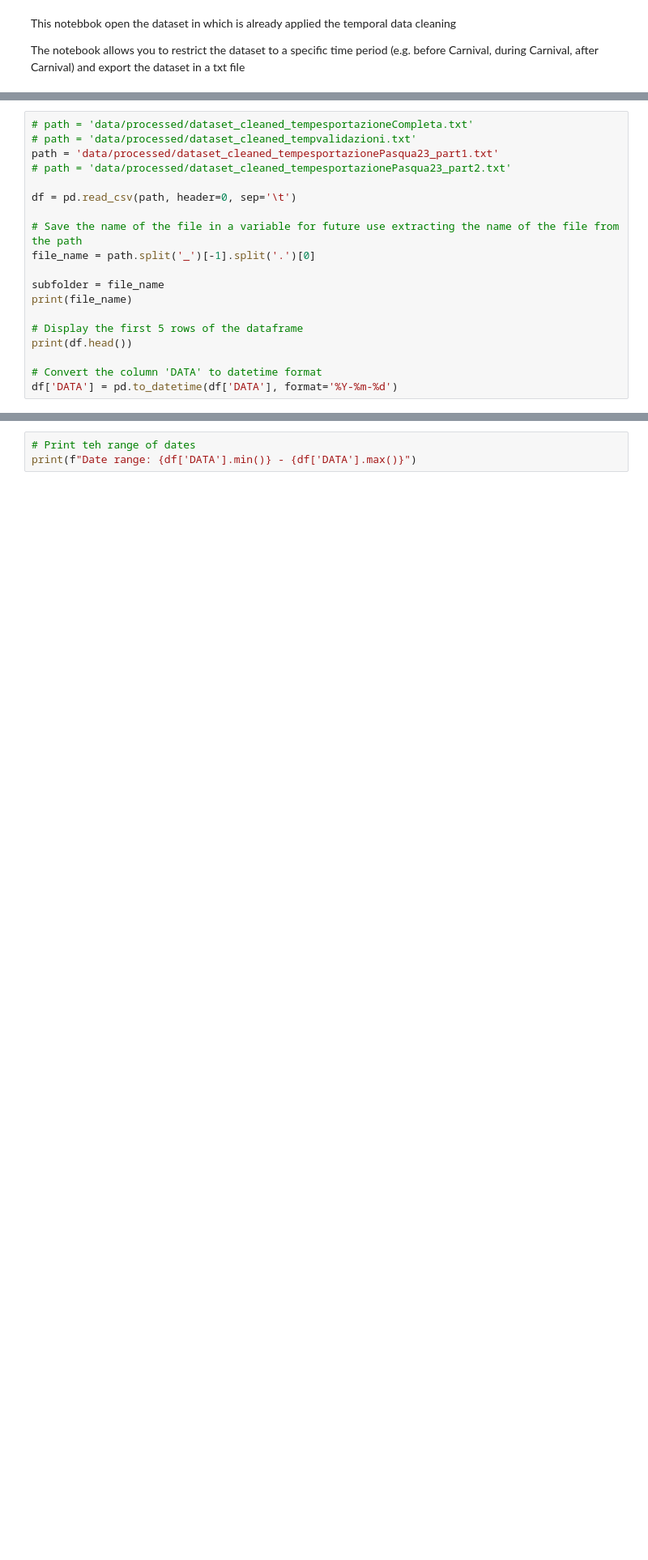
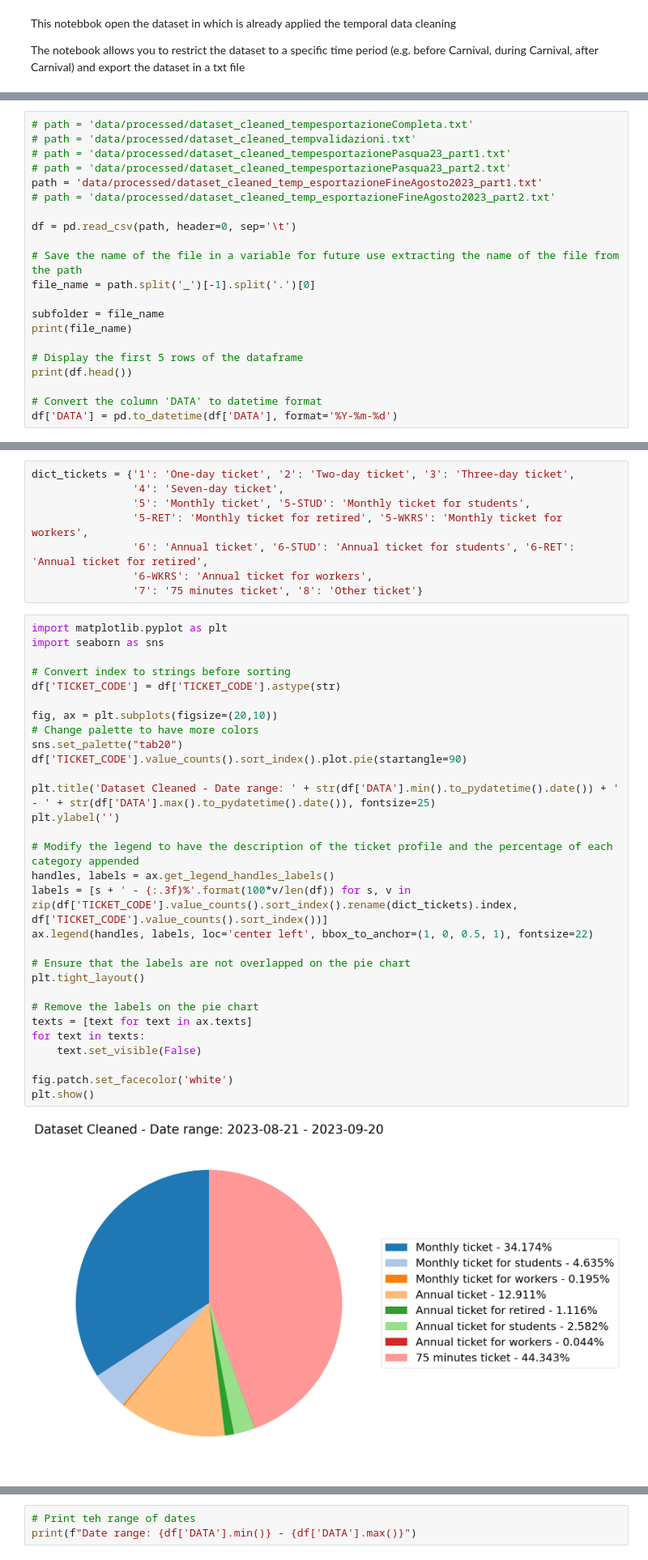
Before and after one commit to matteograzioso1/Tirocinio-Progetto-MASTER, a Jupyter notebook: Notebook 3 AUX GTFS.ipynb, the cells around one changed output, grey strips where cells are left out. Shown at 81% size. Drawn from its saved outputs; the diff is of its cells as text; blank space fills up the shorter version.

```diff
--- a/Notebook 3 AUX GTFS.ipynb
+++ b/Notebook 3 AUX GTFS.ipynb
@@ -67,8 +67,10 @@ def restrict_dataset_to_period(df, start_date, end_date):
 # %%
 # path = 'data/processed/dataset_cleaned_tempesportazioneCompleta.txt'
 # path = 'data/processed/dataset_cleaned_tempvalidazioni.txt'
-path = 'data/processed/dataset_cleaned_tempesportazionePasqua23_part1.txt'
+# path = 'data/processed/dataset_cleaned_tempesportazionePasqua23_part1.txt'
 # path = 'data/processed/dataset_cleaned_tempesportazionePasqua23_part2.txt'
+path = 'data/processed/dataset_cleaned_temp_esportazioneFineAgosto2023_part1.txt'
+# path = 'data/processed/dataset_cleaned_temp_esportazioneFineAgosto2023_part2.txt'
 
 df = pd.read_csv(path, header=0, sep='\t')
 
@@ -85,0 +123,40 @@ df['DATA'] = pd.to_datetime(df['DATA'], format='%Y-%m-%d')
+# %%
+dict_tickets = {'1': 'One-day ticket', '2': 'Two-day ticket', '3': 'Three-day ticket',
+                '4': 'Seven-day ticket',
+                '5': 'Monthly ticket', '5-STUD': 'Monthly ticket for students',
+                '5-RET': 'Monthly ticket for retired', '5-WKRS': 'Monthly ticket for workers',
+                '6': 'Annual ticket', '6-STUD': 'Annual ticket for students', '6-RET': 'Annual ticket for retired',
+                '6-WKRS': 'Annual ticket for workers',
+                '7': '75 minutes ticket', '8': 'Other ticket'}
+# %%
+import matplotlib.pyplot as plt
+import seaborn as sns
+
+# Convert index to strings before sorting
+df['TICKET_CODE'] = df['TICKET_CODE'].astype(str)
+
+fig, ax = plt.subplots(figsize=(20,10))
+# Change palette to have more colors
+sns.set_palette("tab20")
+df['TICKET_CODE'].value_counts().sort_index().plot.pie(startangle=90)
+
+plt.title('Dataset Cleaned - Date range: ' + str(df['DATA'].min().to_pydatetime().date()) + ' - ' + str(df['DATA'].max().to_pydatetime().date()), fontsize=25)
+plt.ylabel('')
+
+# Modify the legend to have the description of the ticket profile and the percentage of each category appended
+handles, labels = ax.get_legend_handles_labels()
+labels = [s + ' - {:.3f}%'.format(100*v/len(df)) for s, v in zip(df['TICKET_CODE'].value_counts().sort_index().rename(dict_tickets).index, df['TICKET_CODE'].value_counts().sort_index())]
+ax.legend(handles, labels, loc='center left', bbox_to_anchor=(1, 0, 0.5, 1), fontsize=22)
+
+# Ensure that the labels are not overlapped on the pie chart
+plt.tight_layout()
+
+# Remove the labels on the pie chart
+texts = [text for text in ax.texts]
+for text in texts:
+    text.set_visible(False)
+
+fig.patch.set_facecolor('white')
+plt.show()
+# %% [output]
+[figure, added]
```
Also changed, not shown: parts of 3 cells of this notebook, 1 other file.
